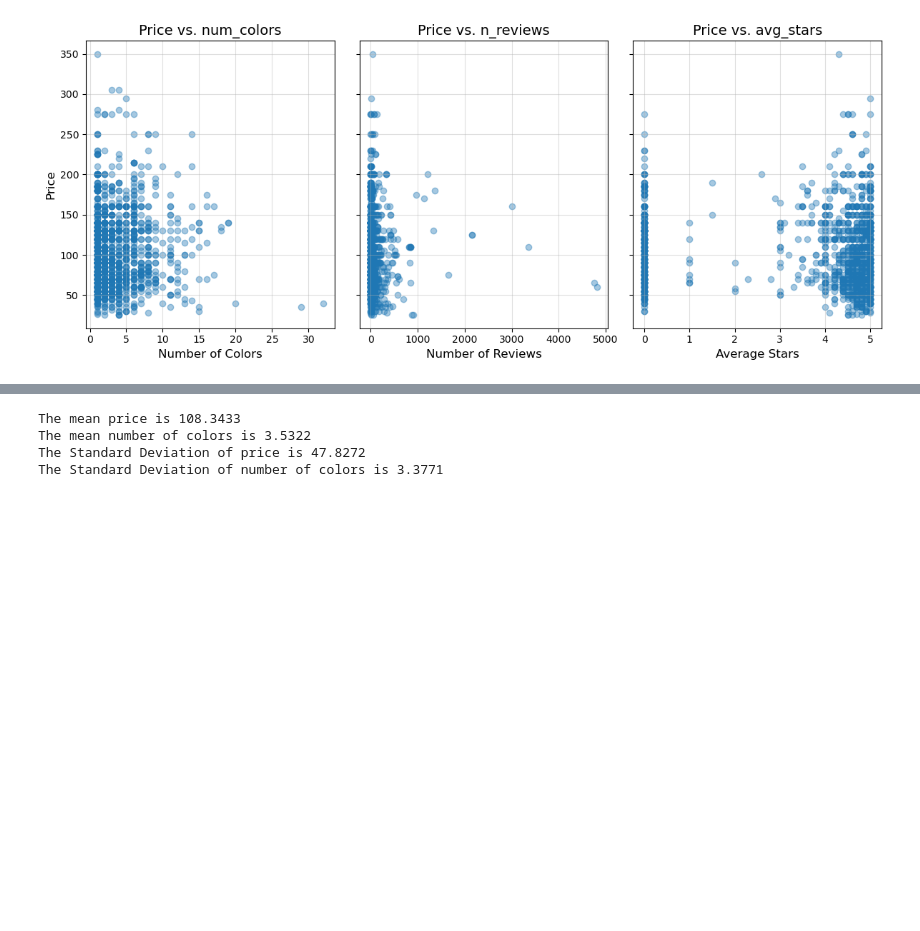
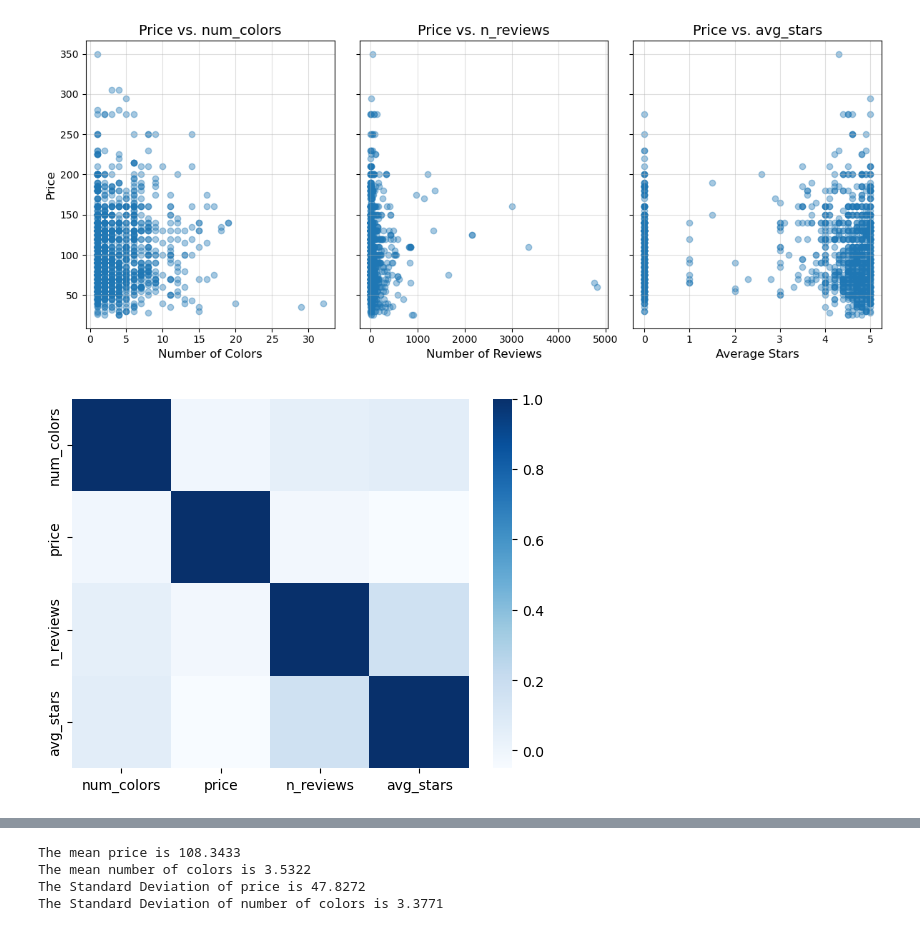
Before and after one commit to jasonkyungkim/nike_adidas_shoes, a Jupyter notebook: eda.ipynb, the cells around one changed output, grey strips where cells are left out. Saved outputs shown, nothing was run; the diff lists cells and outputs as text; code cells hidden in the pictures; blank space fills up the shorter version.

```diff
--- a/eda.ipynb
+++ b/eda.ipynb
@@ -92,3 +99,10 @@ for i, (ax, col, title_vs, xlabel) in enumerate(
 plt.tight_layout()
 # %% [output]
 [figure]
+# %%
+cor = nike.drop('Unnamed: 0', axis=1).corr()
+
+sns.heatmap(cor, cmap='Blues')
+plt.show()
+# %% [output]
+[figure, added]
```
Also changed, not shown: parts of 38 cells of this notebook, 2 other files.
